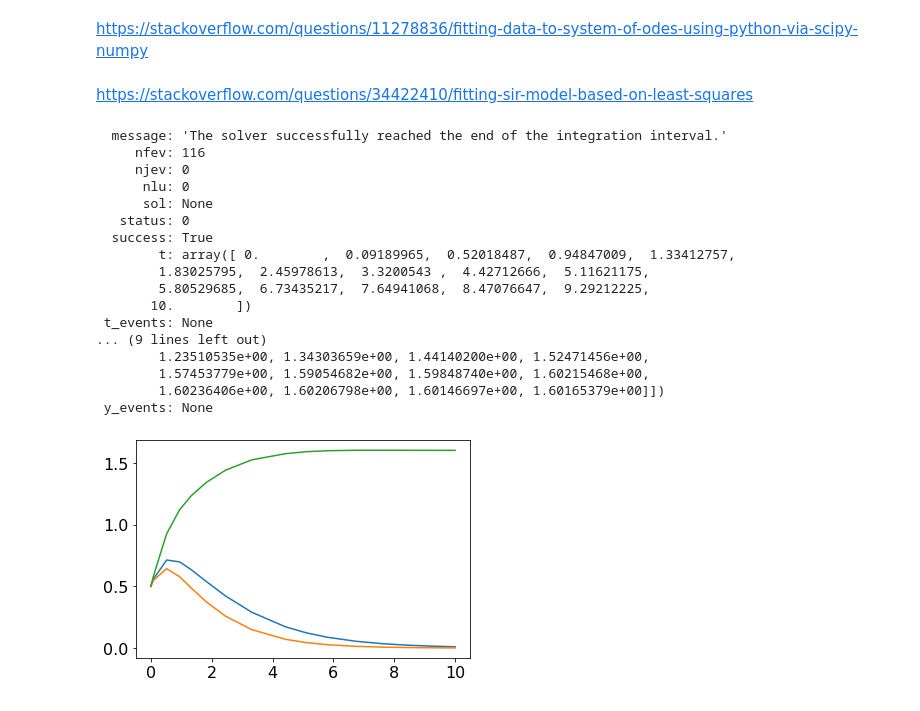
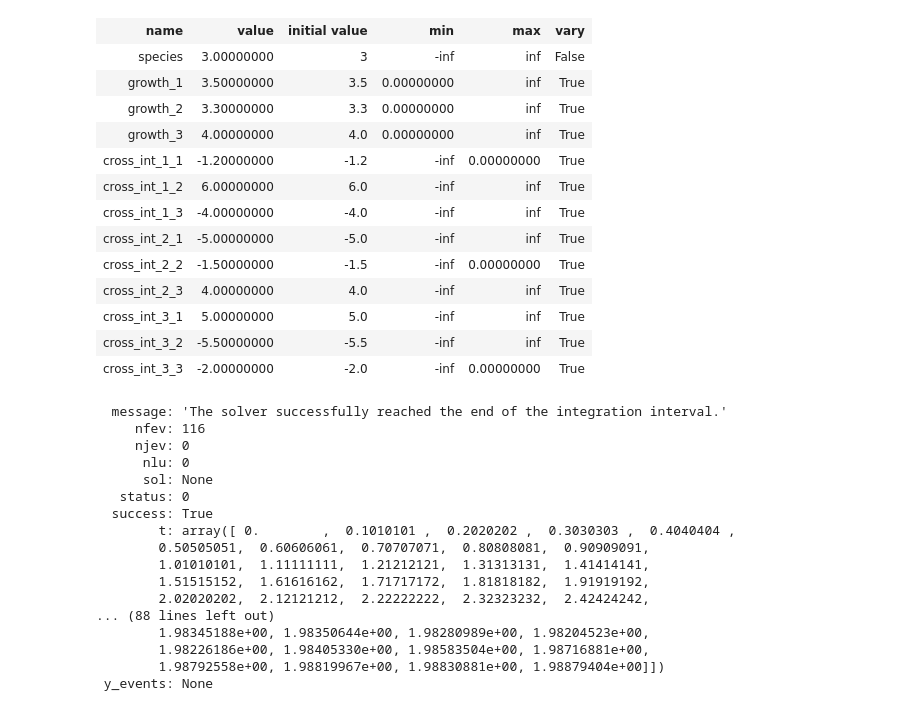
Before and after one commit to alejandrocs98/masters-thesis, a Jupyter notebook: gLV.ipynb, the cells around one changed output. Saved outputs shown, nothing was run; the diff lists cells and outputs as text; code cells hidden in the pictures.

Commit message:
gLV fitting using least squares minimization

```diff
--- a/gLV.ipynb
+++ b/gLV.ipynb
@@ -4,5 +5 @@ from scipy import integrate, optimize
 import matplotlib.pyplot as plt; plt.rc('font', size=16)
-# %% [markdown]
-https://stackoverflow.com/questions/11278836/fitting-data-to-system-of-odes-using-python-via-scipy-numpy
-# %% [markdown]
-https://stackoverflow.com/questions/34422410/fitting-sir-model-based-on-least-squares
@@ -13,2 +6,40 @@ t_span_ex = [0, 10]
+# %%
+params_ex = {'growth': np.array([3.5, 3.3, 4]), 'cross_int': np.array([[-1.2, 6, -4], [-5, -1.5, 4], [5, -5.5, -2]])}
+x0_ex = np.array([0.5, 0.5, 0.5])
+t_span_ex = [0, 10]
+t_ex = np.linspace(t_span_ex[0], t_span_ex[1], 100)
+
+def define_params(params=params_ex):
+    p = Parameters()
+    p.add('species', value=len(params['growth']), vary=False)
+    for key, value in params.items():
+        if key == 'growth':
+            for i in range(len(value)):
+                p.add(f'growth_{i+1}', value=value[i], min=0, vary=True)
+        elif key == 'cross_int':
+            for i in range(len(value)):
+                for j in range(len(value)):
+                    if i == j:
+                        p.add(f'cross_int_{i+1}_{j+1}', value=value[i, j], max=0, vary=True)
+                    else:
+                        p.add(f'cross_int_{i+1}_{j+1}', value=value[i, j], vary=True)
+    return p
+params = define_params()
+params
+# %% [output]
+| name | value | initial value | min | max | vary |
+| species | 3.00000000 | 3 | -inf | inf | False |
+| growth_1 | 3.50000000 | 3.5 | 0.00000000 | inf | True |
+| growth_2 | 3.30000000 | 3.3 | 0.00000000 | inf | True |
+| growth_3 | 4.00000000 | 4.0 | 0.00000000 | inf | True |
+| cross_int_1_1 | -1.20000000 | -1.2 | -inf | 0.00000000 | True |
+| cross_int_1_2 | 6.00000000 | 6.0 | -inf | inf | True |
+| cross_int_1_3 | -4.00000000 | -4.0 | -inf | inf | True |
+| cross_int_2_1 | -5.00000000 | -5.0 | -inf | inf | True |
+| cross_int_2_2 | -1.50000000 | -1.5 | -inf | 0.00000000 | True |
+| cross_int_2_3 | 4.00000000 | 4.0 | -inf | inf | True |
+| cross_int_3_1 | 5.00000000 | 5.0 | -inf | inf | True |
+| cross_int_3_2 | -5.50000000 | -5.5 | -inf | inf | True |
+| cross_int_3_3 | -2.00000000 | -2.0 | -inf | 0.00000000 | True |
 # %%
 def gLV(x, t, params):
@@ -24,5 +63,5 @@ def solve_gLV(model=gLV, t_span=t_span_ex, x0=x0_ex, params=params_ex):
 # %%
-sol = model()
+sol = solve_gLV()
 sol
 # %% [output]
   message: 'The solver successfully reached the end of the integration interval.'
@@ -32,20 +71,13 @@ sol
       sol: None
    status: 0
   success: True
-        t: array([ 0.        ,  0.09189965,  0.52018487,  0.94847009,  1.33412757,
-        1.83025795,  2.45978613,  3.3200543 ,  4.42712666,  5.11621175,
-        5.80529685,  6.73435217,  7.64941068,  8.47076647,  9.29212225,
-       10.        ])
- t_events: None
-... (9 lines left out)
-        1.23510535e+00, 1.34303659e+00, 1.44140200e+00, 1.52471456e+00,
-        1.57453779e+00, 1.59054682e+00, 1.59848740e+00, 1.60215468e+00,
-        1.60236406e+00, 1.60206798e+00, 1.60146697e+00, 1.60165379e+00]])
+        t: array([ 0.        ,  0.1010101 ,  0.2020202 ,  0.3030303 ,  0.4040404 ,
+        0.50505051,  0.60606061,  0.70707071,  0.80808081,  0.90909091,
+        1.01010101,  1.11111111,  1.21212121,  1.31313131,  1.41414141,
+        1.51515152,  1.61616162,  1.71717172,  1.81818182,  1.91919192,
+        2.02020202,  2.12121212,  2.22222222,  2.32323232,  2.42424242,
+... (88 lines left out)
+        1.98345188e+00, 1.98350644e+00, 1.98280989e+00, 1.98204523e+00,
+        1.98226186e+00, 1.98405330e+00, 1.98583504e+00, 1.98716881e+00,
+        1.98792558e+00, 1.98819967e+00, 1.98830881e+00, 1.98879404e+00]])
  y_events: None
-# %%
-plt.plot(sol.t, sol.y[0])
-plt.plot(sol.t, sol.y[1])
-plt.plot(sol.t, sol.y[2])
-plt.show()
-# %% [output]
-[figure, removed]
```
Also changed, not shown: parts of 7 cells of this notebook.
